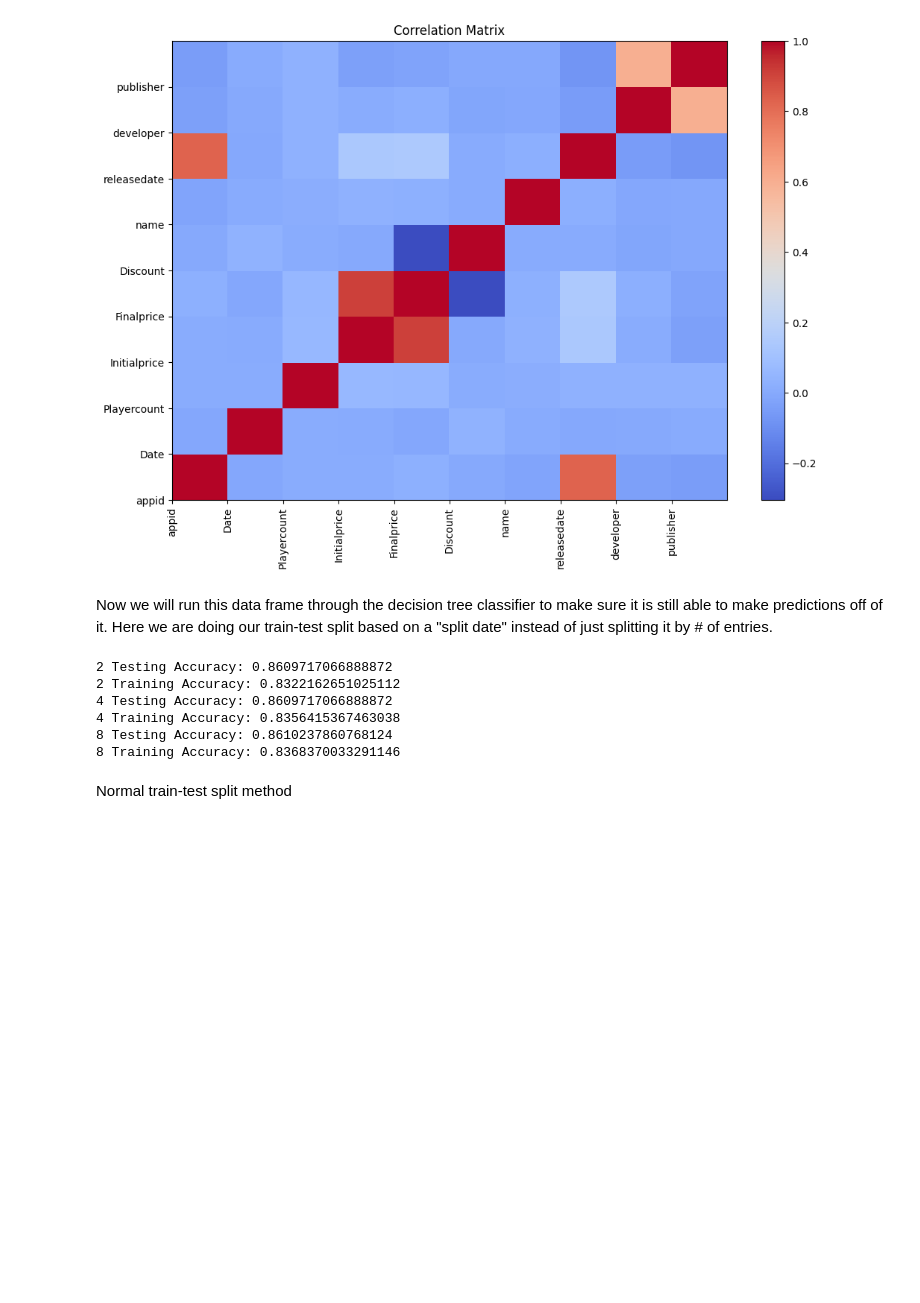
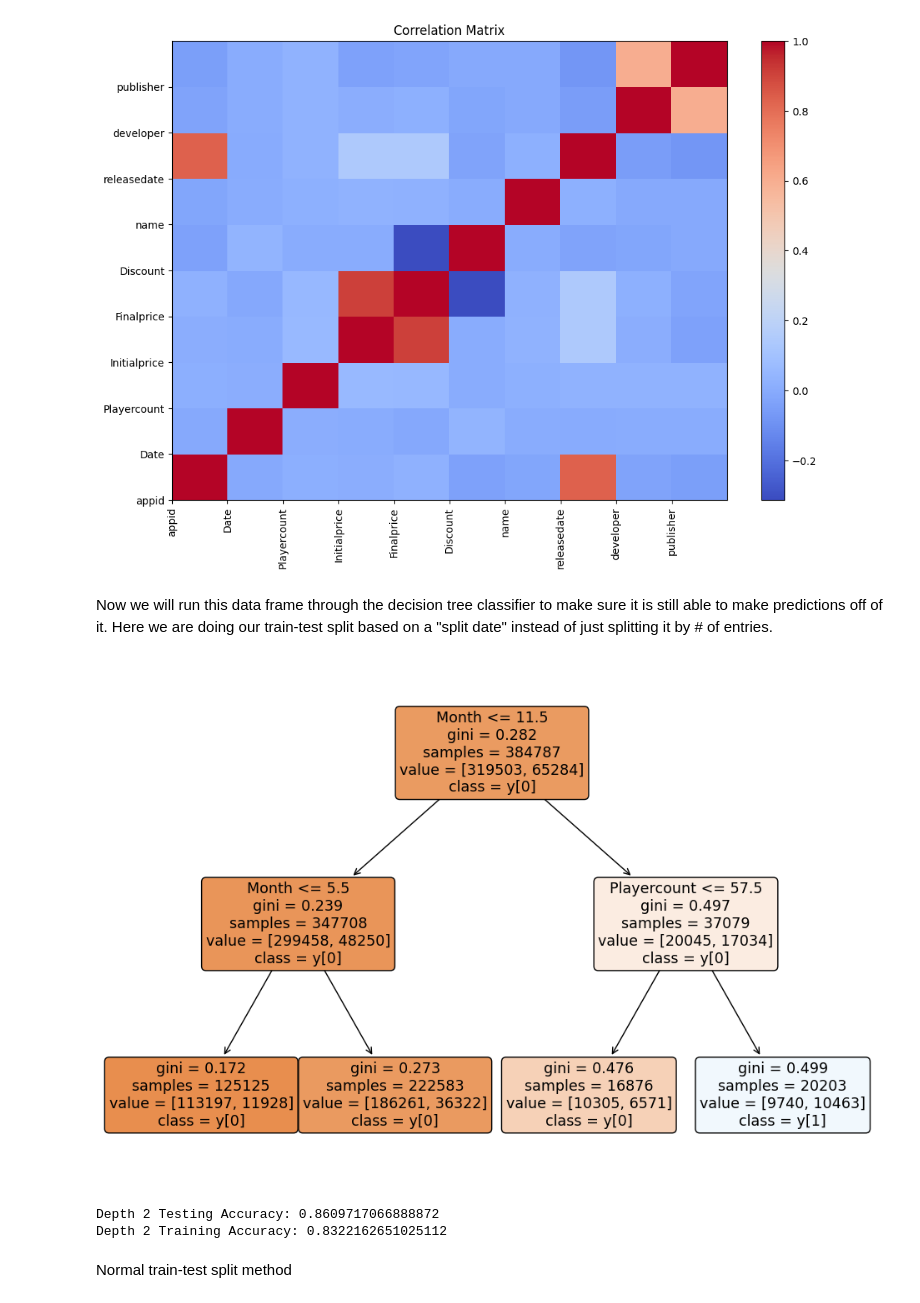
Before and after one commit to Ryan-Carnes-01/Predicting-Steam-Sale-Dates, a Jupyter notebook: ML-model.ipynb, the cells around one changed output. Saved outputs shown, nothing was run; the diff lists cells and outputs as text; code cells hidden in the pictures; blank space fills up the shorter version.

```diff
--- a/ML-model.ipynb
+++ b/ML-model.ipynb
@@ -141,51 +141,56 @@ test_data = full_df[full_df['Date'] >= split_date]
 #Considering 'Finalprice' spoils whether or not there is a discount/it's amount so we omit that feature
 #Set up training data
 #X_train = train_data[['Date', 'Playercount', 'Initialprice','Finalprice']]
-X_train = train_data[['Date', 'Playercount', 'Initialprice']]
+X_train = train_data[['Date', 'Playercount', 'Initialprice','name','releasedate','developer','publisher']]
 y_train = train_data['Discount']
 
 #Set up testing data
 #X_test = test_data[['Date', 'Playercount', 'Initialprice','Finalprice']]
-X_test = test_data[['Date', 'Playercount', 'Initialprice']]
+X_test = test_data[['Date', 'Playercount', 'Initialprice','name','releasedate','developer','publisher']]
 y_test = test_data['Discount']
 
 #convert dates into something more compatible with our model (dates are not ML friendly)
 X_train['DayOfWeek'] = X_train['Date'].dt.dayofweek
 X_train['Month'] = X_train['Date'].dt.month
 X_train['Year'] = X_train['Date'].dt.year
 X_test['DayOfWeek'] = X_test['Date'].dt.dayofweek
 X_test['Month'] = X_test['Date'].dt.month
 X_test['Year'] = X_test['Date'].dt.year
 
+X_train['ReleaseDayOfWeek'] = X_train['releasedate'].dt.dayofweek
+X_train['ReleaseMonth'] = X_train['releasedate'].dt.month
+X_train['ReleaseYear'] = X_train['releasedate'].dt.year
+X_test['ReleaseDayOfWeek'] = X_test['releasedate'].dt.dayofweek
+X_test['ReleaseMonth'] = X_test['releasedate'].dt.month
+X_test['ReleaseYear'] = X_test['releasedate'].dt.year
+
 #drop the old date
 X_train = X_train.drop(['Date'], axis=1)
 X_test = X_test.drop(['Date'], axis=1)
+
+X_train = X_train.drop(['releasedate'], axis=1)
+X_test = X_test.drop(['releasedate'], axis=1)
 
 #fit classifier to training data
 def plot_decision_tree(depth):
     model = DecisionTreeClassifier(max_depth=depth)
     model.fit(X_train, y_train)
-    #plt.figure(figsize=(12, 8))
-    #plot_tree(model, filled=True, feature_names=X_train.columns, class_names=True, rounded=True)
-    #plt.show()
+    plt.figure(figsize=(12, 8))
+    plot_tree(model, filled=True, feature_names=X_train.columns, class_names=True, rounded=True)
+    plt.show()
     #make predictions
     train_predictions = model.predict(X_train)
     test_predictions = model.predict(X_test)
 
     #evaluate/print the accuracy
-    print(f'{depth} Testing Accuracy:',accuracy_score(y_test, test_predictions))
-    print(f'{depth} Training Accuracy:',accuracy_score(y_train, train_predictions))
+    print(f'Depth {depth} Testing Accuracy:',accuracy_score(y_test, test_predictions))
+    print(f'Depth {depth} Training Accuracy:',accuracy_score(y_train, train_predictions))
 
 plot_decision_tree(2)
-plot_decision_tree(4)
-plot_decision_tree(8)
 # %% [output]
+[figure, added]
-2 Testing Accuracy: 0.8609717066888872
-2 Training Accuracy: 0.8322162651025112
-4 Testing Accuracy: 0.8609717066888872
-4 Training Accuracy: 0.8356415367463038
-8 Testing Accuracy: 0.8610237860768124
-8 Training Accuracy: 0.8368370033291146
+Depth 2 Testing Accuracy: 0.8609717066888872
+Depth 2 Training Accuracy: 0.8322162651025112
 # %% [markdown]
 Normal train-test split method
 # %%
```
Also changed, not shown: parts of 1 cell of this notebook, 1 other file.
